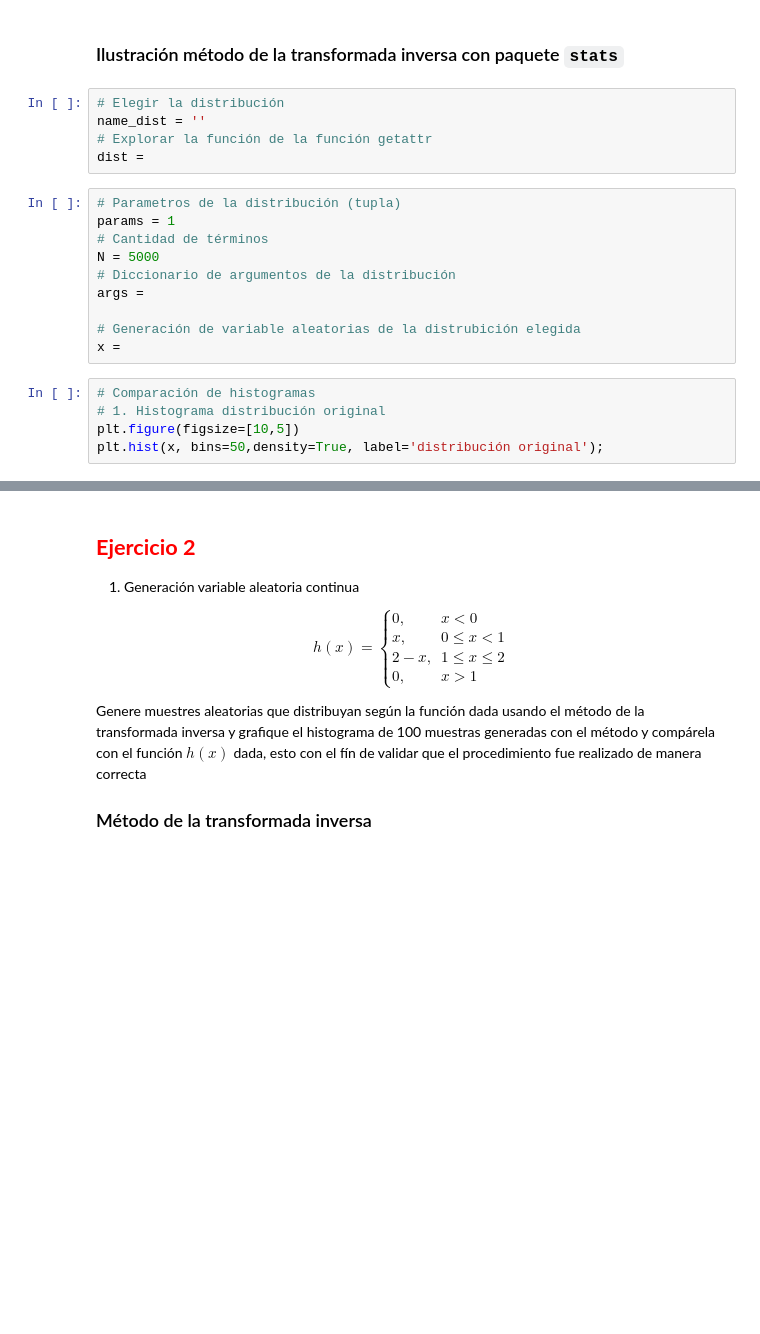
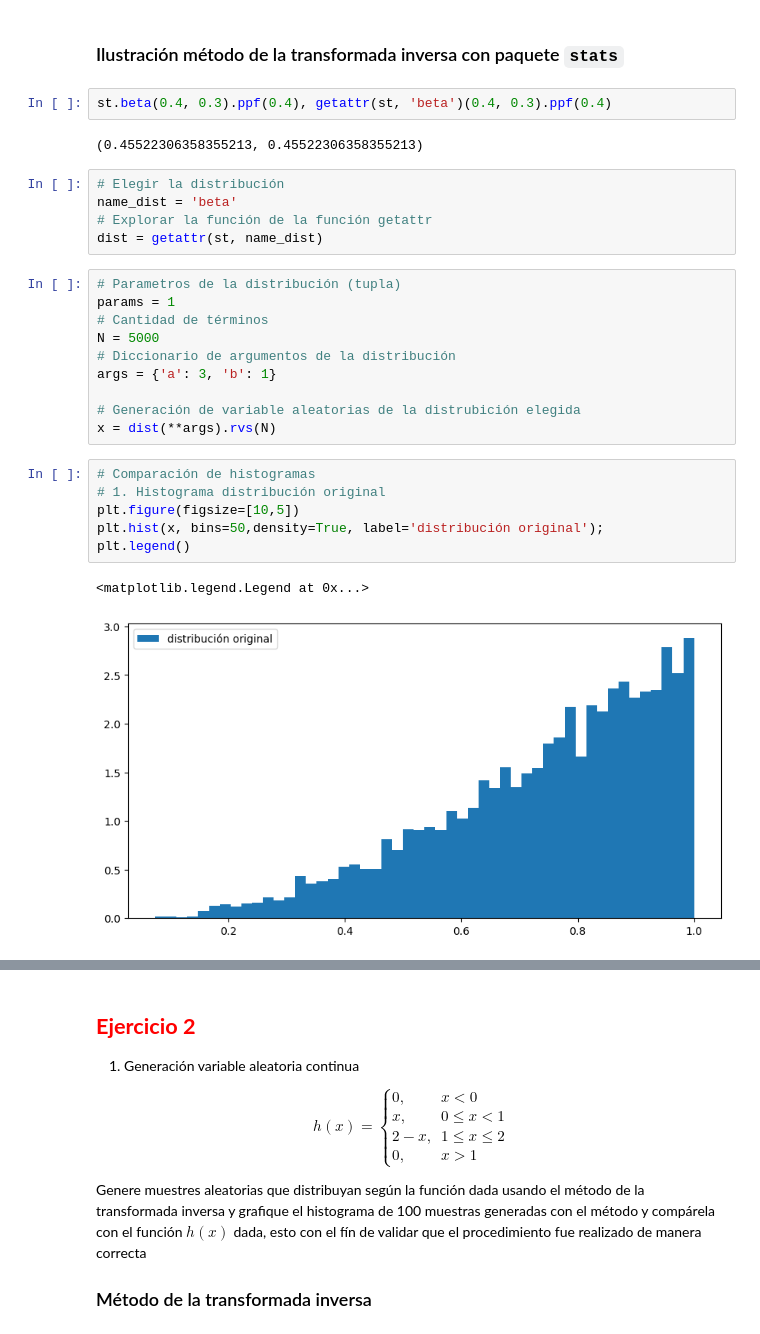
Before and after one commit to odjaramilloz/SPF-2024-I, a Jupyter notebook: TEMA-2/Clase11_Ejercicios_MTI_MAR.ipynb, the cells around one changed output, grey strips where cells are left out. Cells and saved outputs as stored; diff of their text form; blank space fills up the shorter version.

```diff
--- a/TEMA-2/Clase11_Ejercicios_MTI_MAR.ipynb
+++ b/TEMA-2/Clase11_Ejercicios_MTI_MAR.ipynb
@@ -11,25 +11,33 @@ from math import factorial as fac # Importo la operación factorial
 %matplotlib inline
 # %% [markdown]
 ### Ilustración método de la transformada inversa con paquete `stats`
+# %%
+st.beta(0.4, 0.3).ppf(0.4), getattr(st, 'beta')(0.4, 0.3).ppf(0.4)
+# %% [output]
+(0.45522306358355213, 0.45522306358355213)
 # %%
 # Elegir la distribución
-name_dist = ''
+name_dist = 'beta'
 # Explorar la función de la función getattr
-dist =
+dist = getattr(st, name_dist)
 # %%
 # Parametros de la distribución (tupla)
 params = 1
 # Cantidad de términos
 N = 5000
 # Diccionario de argumentos de la distribución
-args =
+args = {'a': 3, 'b': 1}
 
 # Generación de variable aleatorias de la distrubición elegida
-x =
+x = dist(**args).rvs(N)
 # %%
 # Comparación de histogramas
 # 1. Histograma distribución original
 plt.figure(figsize=[10,5])
 plt.hist(x, bins=50,density=True, label='distribución original');
+plt.legend()
+# %% [output]
+<matplotlib.legend.Legend at 0x...>
+[figure, added]
 # %%
 # 2. Implementación del método de la transformada inversa usando función 'ppf'
```
Also changed, not shown: parts of 14 cells of this notebook.
